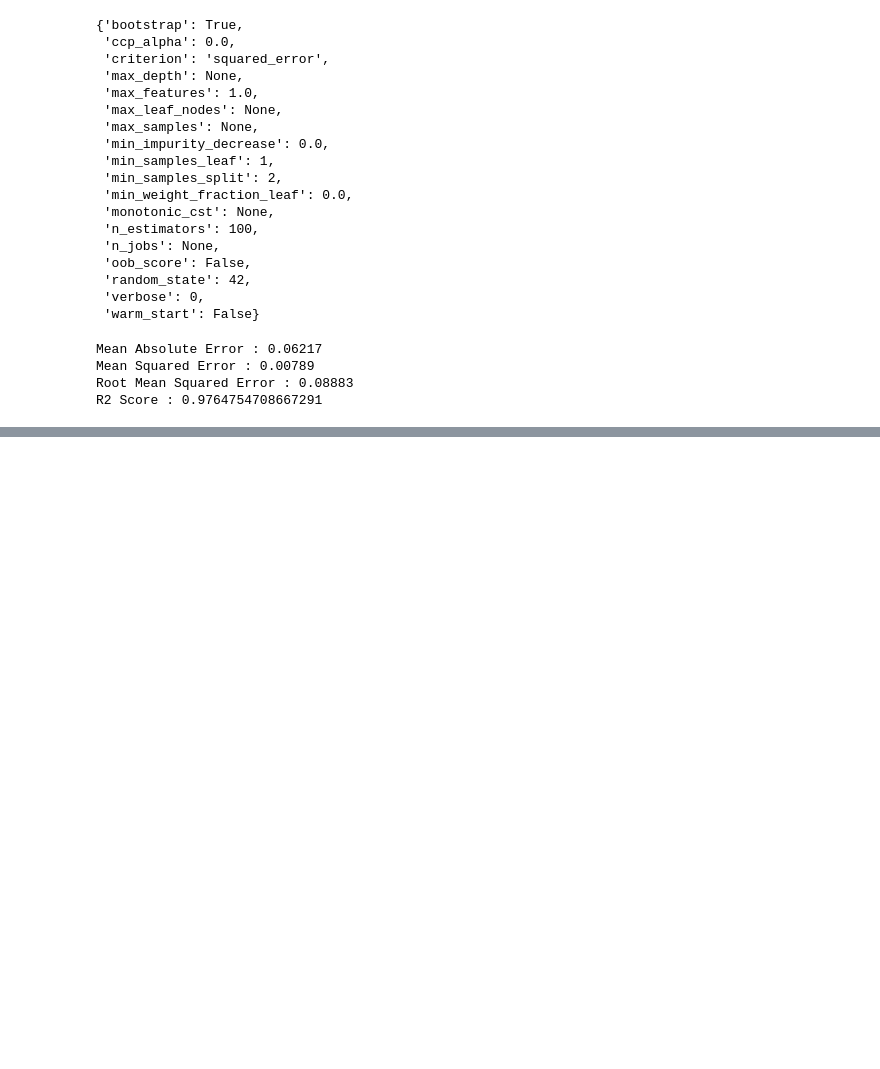
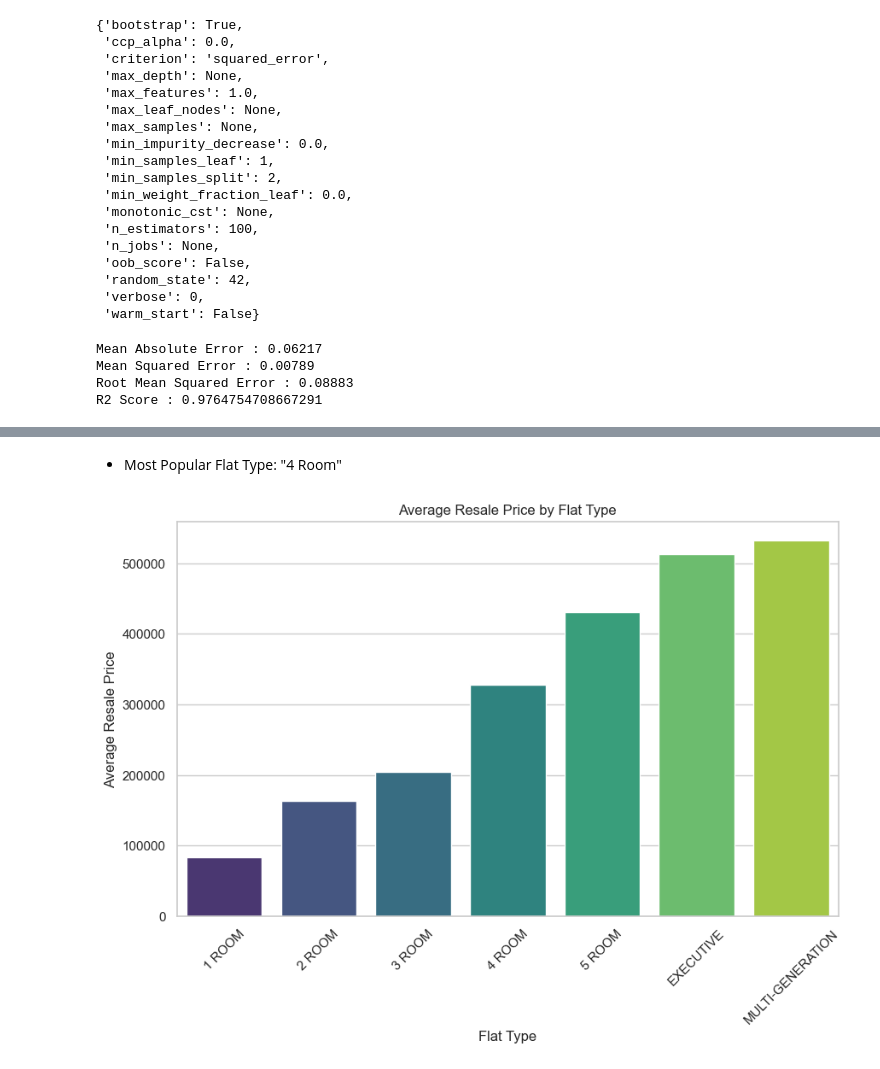
Before and after one commit to sreejith1212/Singapore-Resale-Flat-Prices-Predicting, a Jupyter notebook: flat_resale_price_prediction.ipynb, the cells around one changed output, grey strips where cells are left out. Saved outputs shown, nothing was run; the diff lists cells and outputs as text; code cells hidden in the pictures; blank space fills up the shorter version.

```diff
--- a/flat_resale_price_prediction.ipynb
+++ b/flat_resale_price_prediction.ipynb
@@ -404,0 +427,16 @@ with open("prediction_resale_price_model.pkl", "wb") as f:
+# %% [markdown]
+* Most Popular Flat Type: "4 Room"
+# %%
+
+# Average price of each flat type
+average_price_flat_type = insights_df.groupby('flat_type')['resale_price'].mean()
+
+plt.figure(figsize=(10, 6))
+sns.barplot(x=average_price_flat_type.index, y=average_price_flat_type.values, hue=average_price_flat_type.index, legend=False, palette="viridis")
+plt.title('Average Resale Price by Flat Type')
+plt.xlabel('Flat Type')
+plt.ylabel('Average Resale Price')
+plt.xticks(rotation=45)
+plt.show()
+# %% [output]
+[figure, added]
```
Also changed, not shown: parts of 10 cells of this notebook, 2 other files.
